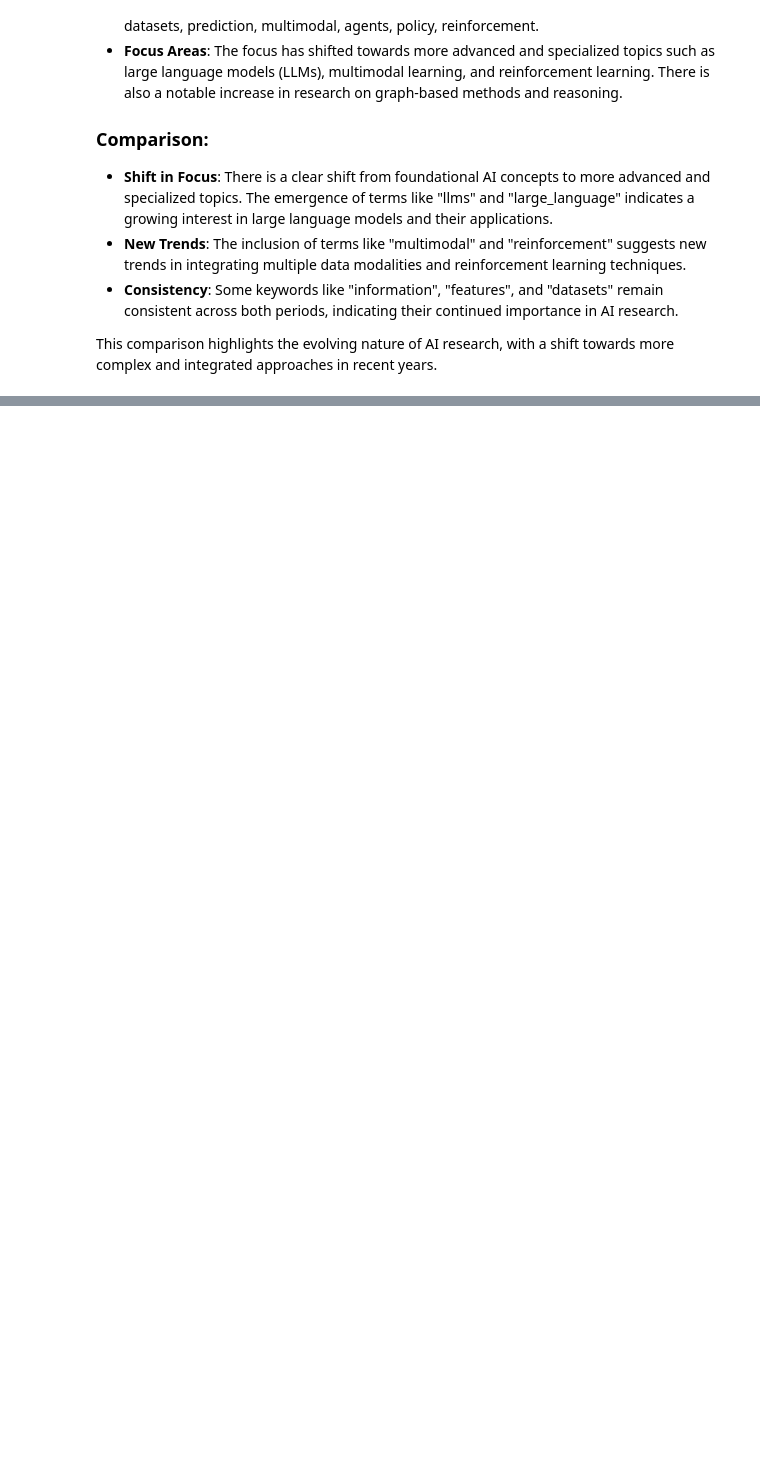
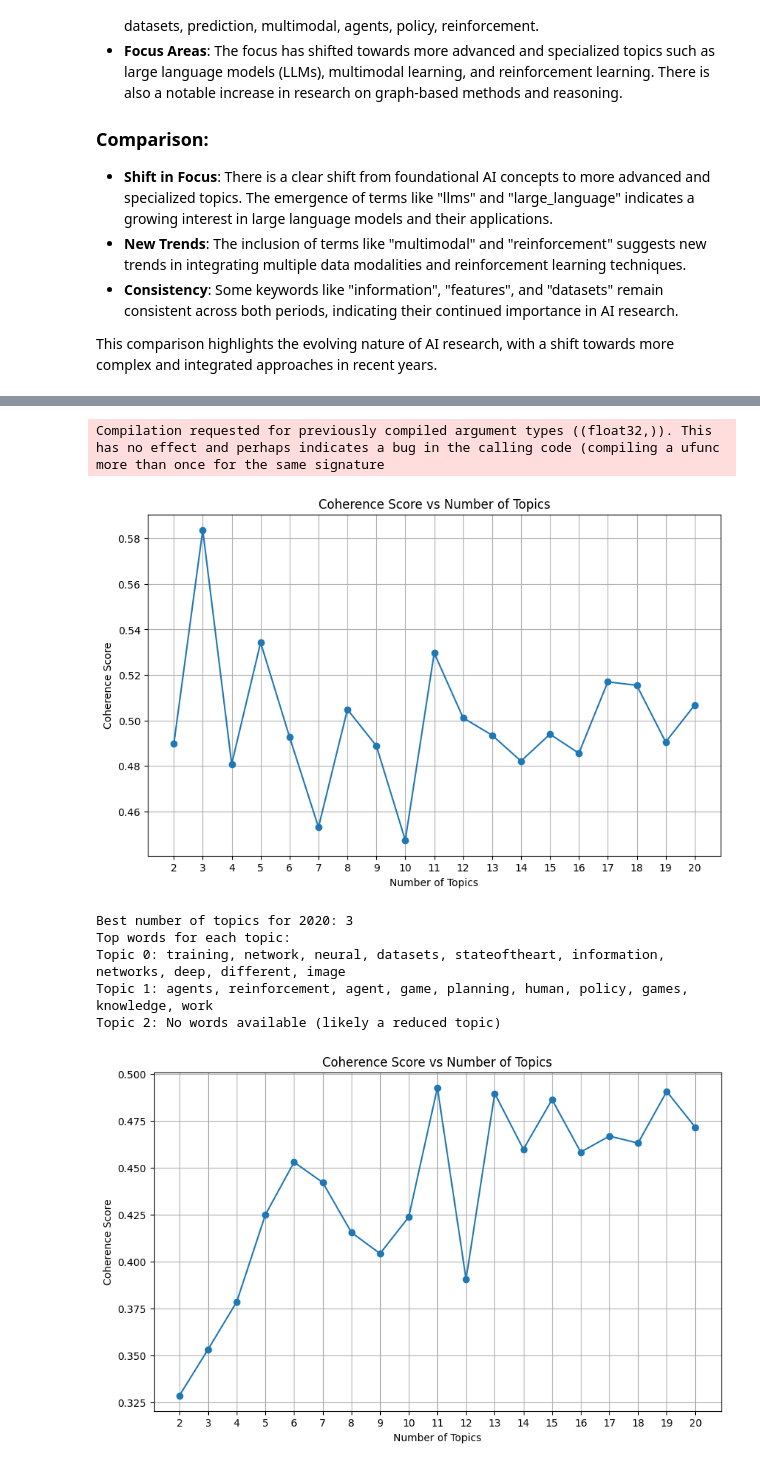
Before and after one commit to ShadowMasterAJ/Arxiv-Paper-Topic-Modelling, a Jupyter notebook: unsup_topicator.ipynb, the cells around one changed output, grey strips where cells are left out. Saved outputs shown, nothing was run; the diff lists cells and outputs as text; code cells hidden in the pictures; blank space fills up the shorter version.

```diff
--- a/unsup_topicator.ipynb
+++ b/unsup_topicator.ipynb
@@ -1146,0 +1297,33 @@ The chart above shows the top words for each period with their weight. Negative
+# %%
+topic_range = range(2, 21)  # Testing topics from 2 to 16
+
+# Analyze topics concurrently for 2020
+results_2020 = analyze_topics_concurrently(df_2020_processed, topic_range)
+
+plot_coherence(results_2020)
+
+best_num_topics_2020 = max(results_2020, key=lambda x: results_2020[x][1])
+best_model_2020, best_coherence_2020 = results_2020[best_num_topics_2020]
+
+print(f"Best number of topics for 2020: {best_num_topics_2020}")
+display_top_words(best_model_2020, len(best_model_2020.get_topics()), n_top_words=20)
+
+
+results_2023 = analyze_topics_concurrently(df_2023_processed, topic_range)
+
+plot_coherence(results_2023)
+
+best_num_topics_2023 = max(results_2023, key=lambda x: results_2023[x][1])
+best_model_2023, best_coherence_2023 = results_2023[best_num_topics_2023]
+
+print(f"Best number of topics for 2023: {best_num_topics_2023}")
+display_top_words(best_model_2023, len(best_model_2023.get_topics()), n_top_words=20)
+# %% [output]
+Compilation requested for previously compiled argument types ((float32,)). This has no effect and perhaps indicates a bug in the calling code (compiling a ufunc more than once for the same signature
+[figure, added]
+Best number of topics for 2020: 3
+Top words for each topic:
+Topic 0: training, network, neural, datasets, stateoftheart, information, networks, deep, different, image
+Topic 1: agents, reinforcement, agent, game, planning, human, policy, games, knowledge, work
+Topic 2: No words available (likely a reduced topic)
+[figure, added]
```
Also changed, not shown: parts of 22 cells of this notebook.
